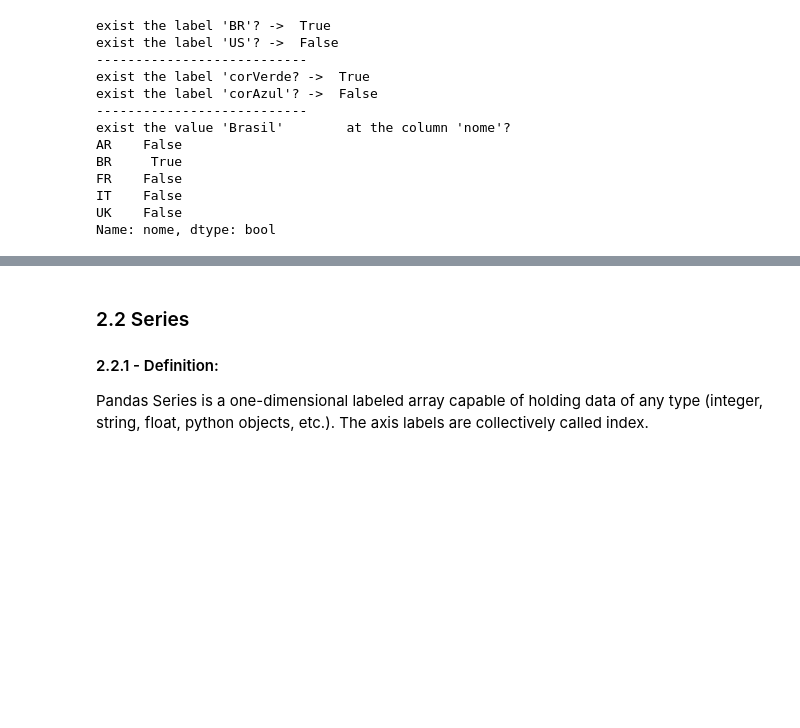
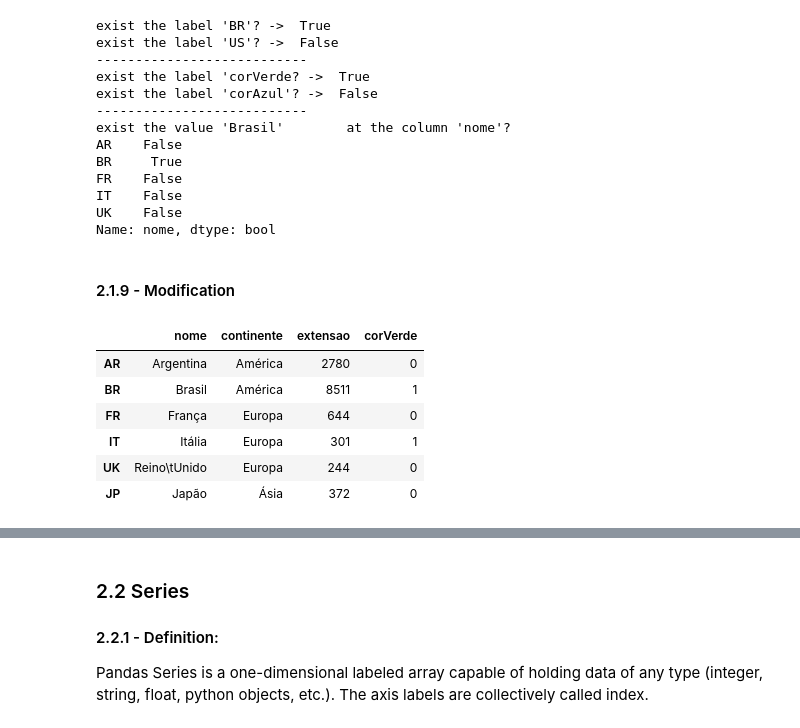
Before and after one commit to lucasbivar/statistic-applied-to-computing, a Jupyter notebook: personal-studies/data-manipulation/Pandas.ipynb, the cells around one changed output, grey strips where cells are left out. Cells and saved outputs as stored; diff of their text form; code cells hidden in the pictures; blank space fills up the shorter version.

```diff
--- a/personal-studies/data-manipulation/Pandas.ipynb
+++ b/personal-studies/data-manipulation/Pandas.ipynb
@@ -325,3 +325,17 @@ FR    False
 IT    False
 UK    False
 Name: nome, dtype: bool
+# %% [markdown]
+#### 2.1.9 - Modification
+# %%
+#insert
+countries.loc['JP'] = {'nome': 'Japão', 'continente': 'Ásia', 'extensao':	372, 'corVerde': 0}
+countries
+# %% [output]
+|  | nome | continente | extensao | corVerde |
+| AR | Argentina | América | 2780 | 0 |
+| BR | Brasil | América | 8511 | 1 |
+| FR | França | Europa | 644 | 0 |
+| IT | Itália | Europa | 301 | 1 |
+| UK | Reino\tUnido | Europa | 244 | 0 |
+| JP | Japão | Ásia | 372 | 0 |
```
Also changed, not shown: parts of 36 cells of this notebook, 1 other file.
